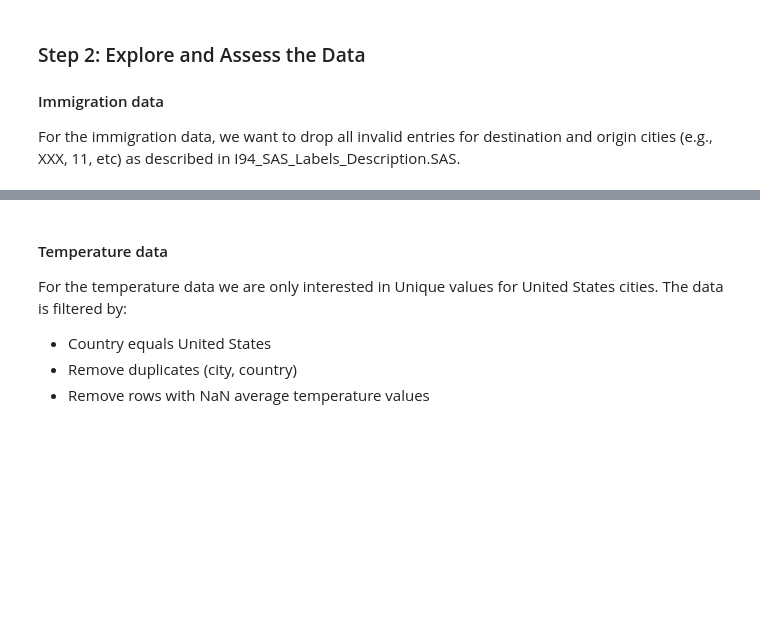
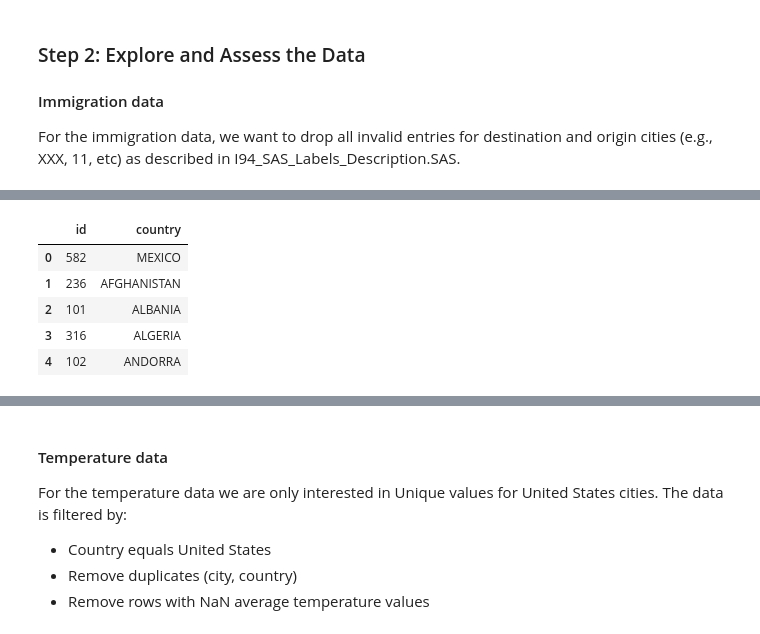
Before and after one commit to renedacosta/udacity-data-engineer-capstone, a Jupyter notebook: Capstone Project Template.ipynb, the cells around one changed output, grey strips where cells are left out. Cells and saved outputs as stored; diff of their text form; code cells hidden in the pictures; blank space fills up the shorter version.

```diff
--- a/Capstone Project Template.ipynb
+++ b/Capstone Project Template.ipynb
@@ -138,0 +121,10 @@ for idx, row in dem_df.iterrows():
+# %%
+i94res = pd.read_csv('./data/i94res.csv', sep=';')
+i94res.head()
+# %% [output]
+|  | id | country |
+| 0 | 582 | MEXICO |
+| 1 | 236 | AFGHANISTAN |
+| 2 | 101 | ALBANIA |
+| 3 | 316 | ALGERIA |
+| 4 | 102 | ANDORRA |
```
Also changed, not shown: parts of 34 cells of this notebook, 13 other files.
